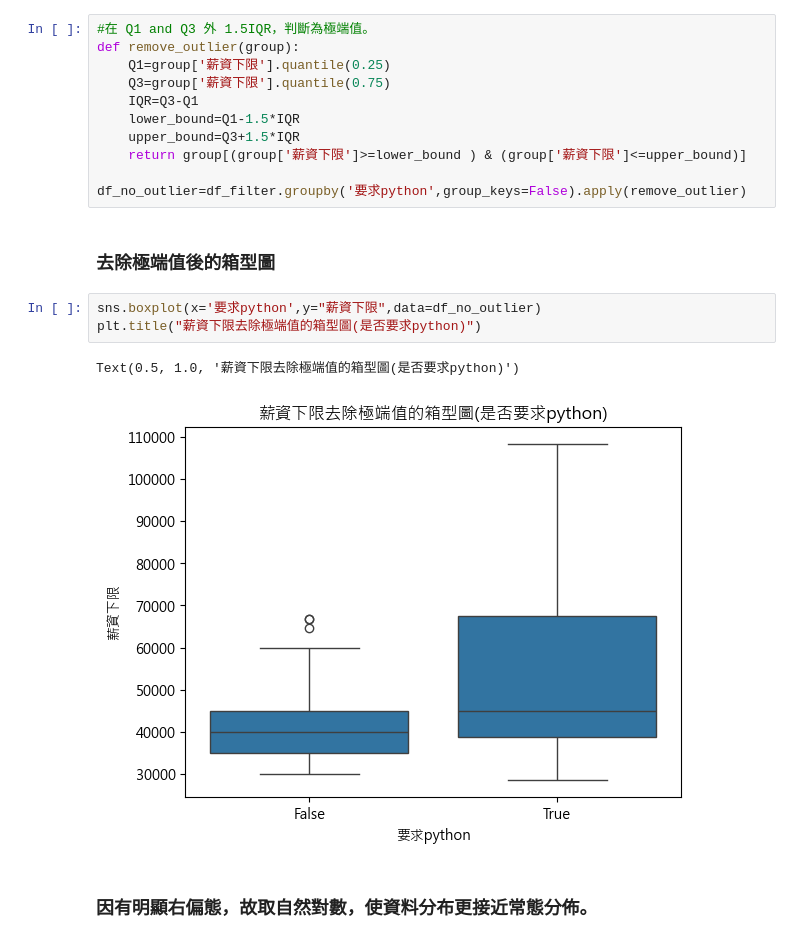
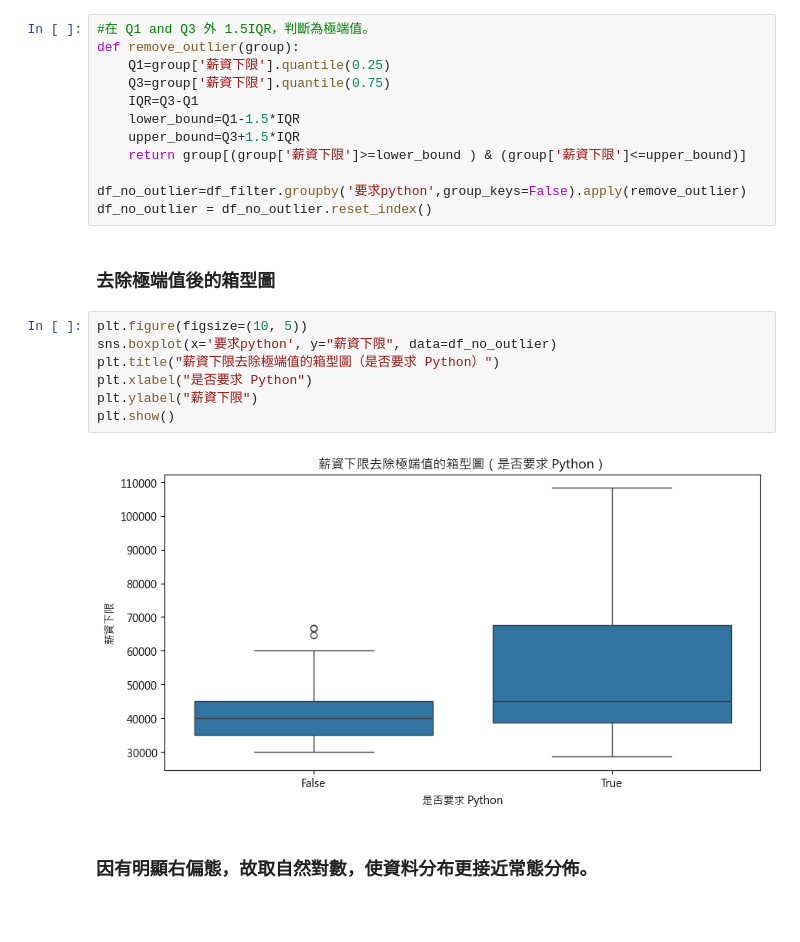
Before and after one commit to poheng131/-, a Jupyter notebook: src/cleaning/salary_t-test.ipynb, the cells around one changed output. Cells and saved outputs as stored; diff of their text form; blank space fills up the shorter version.

```diff
--- a/src/cleaning/salary_t-test.ipynb
+++ b/src/cleaning/salary_t-test.ipynb
@@ -86,14 +86,18 @@ def remove_outlier(group):
     return group[(group['薪資下限']>=lower_bound ) & (group['薪資下限']<=upper_bound)]
 
 df_no_outlier=df_filter.groupby('要求python',group_keys=False).apply(remove_outlier)
+df_no_outlier = df_no_outlier.reset_index()
 # %% [markdown]
 ### 去除極端值後的箱型圖
 # %%
-sns.boxplot(x='要求python',y="薪資下限",data=df_no_outlier)
-plt.title("薪資下限去除極端值的箱型圖(是否要求python)")
+plt.figure(figsize=(10, 5))
+sns.boxplot(x='要求python', y="薪資下限", data=df_no_outlier)
+plt.title("薪資下限去除極端值的箱型圖（是否要求 Python）")
+plt.xlabel("是否要求 Python")
+plt.ylabel("薪資下限")
+plt.show()
 # %% [output]
-Text(0.5, 1.0, '薪資下限去除極端值的箱型圖(是否要求python)')
-[figure, old version]
+[figure, new version]
 # %% [markdown]
 ### 因有明顯右偏態，故取自然對數，使資料分布更接近常態分佈。
 # %%
```
